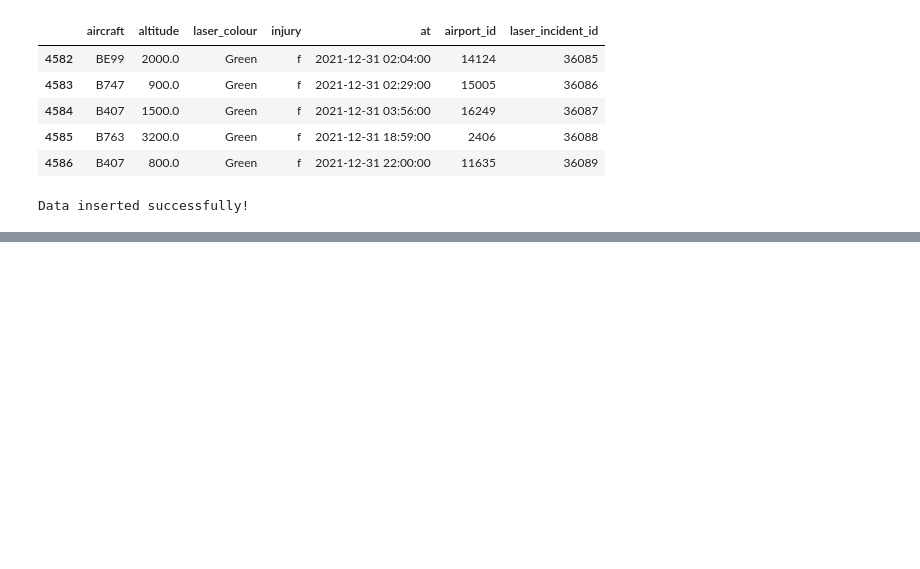
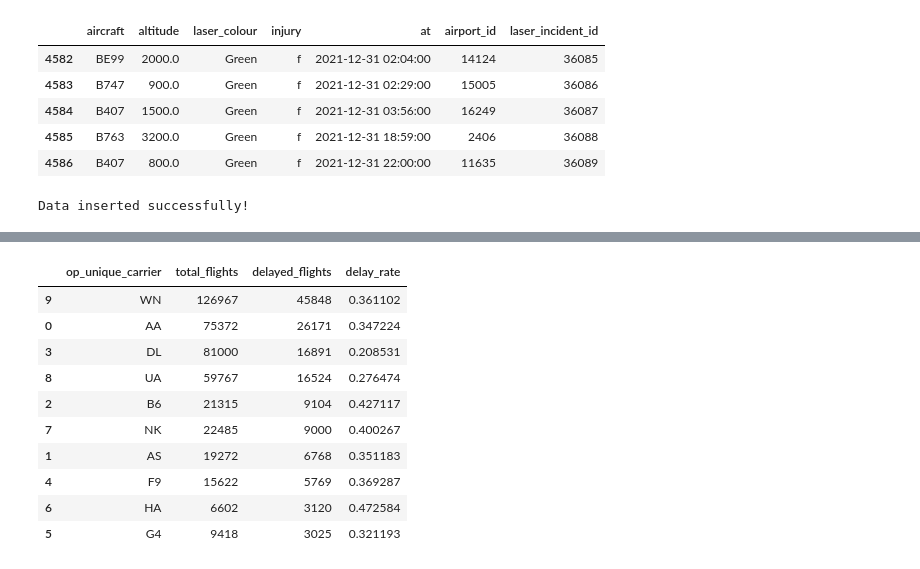
Before and after one commit to yusuf3435V2/Coursework-Data-Analysis-Fundamentals-Week-2, a Jupyter notebook: Coursework_Data_Analysis_Fundamentals_2/challenges.ipynb, the cells around one changed output, grey strips where cells are left out. Drawn from its saved outputs; the diff is of its cells as text; code cells hidden in the pictures; blank space fills up the shorter version.

```diff
--- a/Coursework_Data_Analysis_Fundamentals_2/challenges.ipynb
+++ b/Coursework_Data_Analysis_Fundamentals_2/challenges.ipynb
@@ -607,0 +633,49 @@ Data inserted successfully!
+# %%
+with conn.cursor() as cursor:
+    try:
+        cursor.execute("""
+            SELECT *
+            FROM airline;
+        """)
+        airline_df = cursor.fetch_dataframe()
+    except Exception as e:
+        conn.rollback()
+        print(e)
+# %%
+flight_df['arr_delay'] = pd.to_numeric(flight_df['arr_delay'], errors='coerce')
+
+# Keep only valid airlines
+valid_airlines = airline_df['iata']
+
+filtered = flight_df[flight_df['op_unique_carrier'].isin(valid_airlines)]
+
+# Create delay flag
+filtered['is_delayed'] = filtered['arr_delay'] > 0
+
+# Count delays per airline
+delays_by_airline = (
+    filtered.groupby('op_unique_carrier')
+    .agg(
+        total_flights=('op_unique_carrier', 'count'),
+        delayed_flights=('is_delayed', 'sum')
+    )
+    .reset_index()
+)
+
+delays_by_airline['delay_rate'] = (
+    delays_by_airline['delayed_flights'] / delays_by_airline['total_flights']
+)
+
+delays_by_airline.sort_values('delayed_flights', ascending=False)
+# %% [output]
+|  | op_unique_carrier | total_flights | delayed_flights | delay_rate |
+| 9 | WN | 126967 | 45848 | 0.361102 |
+| 0 | AA | 75372 | 26171 | 0.347224 |
+| 3 | DL | 81000 | 16891 | 0.208531 |
+| 8 | UA | 59767 | 16524 | 0.276474 |
+| 2 | B6 | 21315 | 9104 | 0.427117 |
+| 7 | NK | 22485 | 9000 | 0.400267 |
+| 1 | AS | 19272 | 6768 | 0.351183 |
+| 4 | F9 | 15622 | 5769 | 0.369287 |
+| 6 | HA | 6602 | 3120 | 0.472584 |
+| 5 | G4 | 9418 | 3025 | 0.321193 |
```
Also changed, not shown: parts of 11 cells of this notebook, 6 other files.
